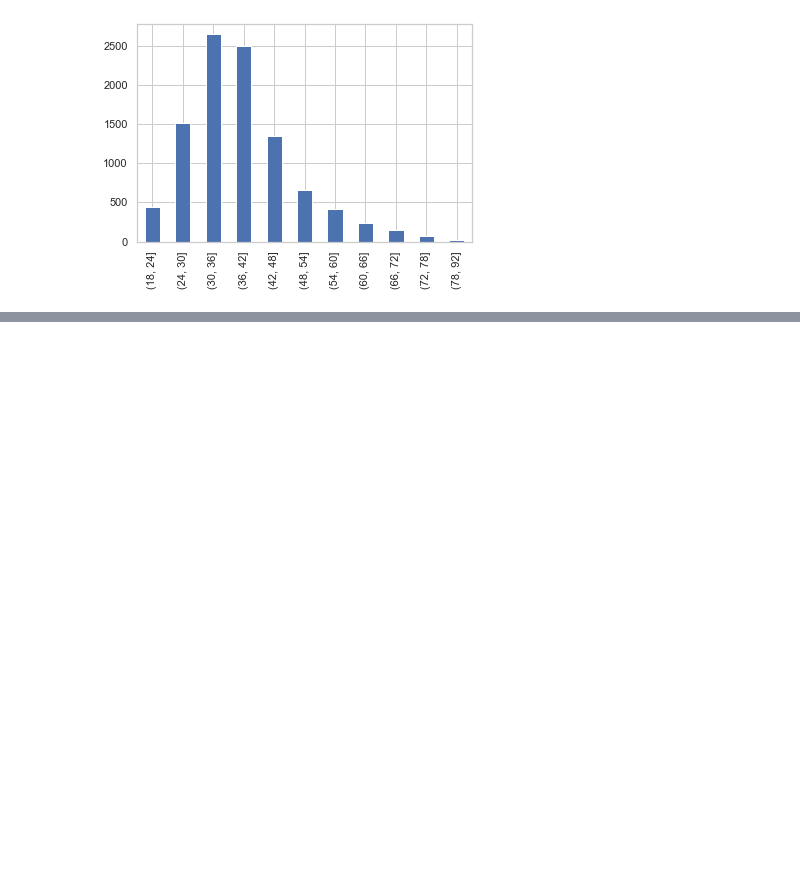
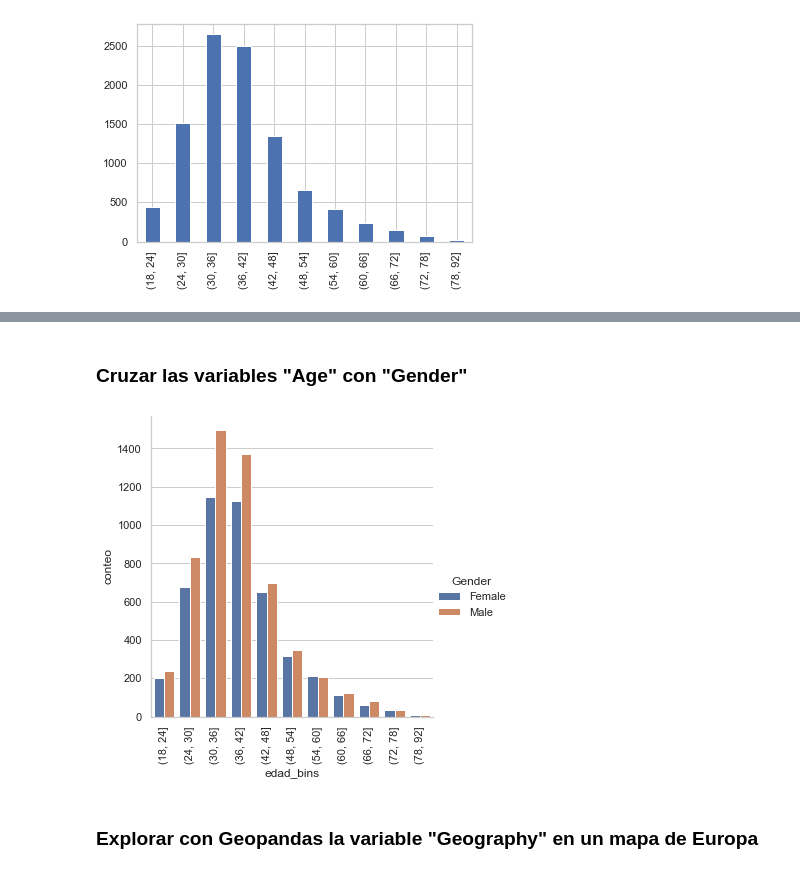
Before and after one commit to abigail-delacruz/AnalyticsMiproyecto, a Jupyter notebook: src/eda.ipynb, the cells around one changed output, grey strips where cells are left out. Saved outputs shown, nothing was run; the diff lists cells and outputs as text; code cells hidden in the pictures; blank space fills up the shorter version.

Commit message:
Eda con exploración de edad ,año ,pais y fuga

```diff
--- a/src/eda.ipynb
+++ b/src/eda.ipynb
@@ -103,0 +124,6 @@ profile.to_file('..\DATA\'Churn_Modelling.csv')
+# %%
+conteo_edad_x_sexo = (df_main[['edad_bins', 'Gender']].dropna() # Seleccion de columna y elimino NaNs
+                      .groupby(['edad_bins', 'Gender']).size() # Agrupo y cuento las obs. por intervalo de edad y sexo
+                      .reset_index() # Convierte a df
+                      .rename({0: 'conteo'}, axis=1)) # Cambia el nombre de "0" a "conteo"
+conteo_edad_x_sexo.head()
@@ -103,0 +137,14 @@ profile.to_file('..\DATA\'Churn_Modelling.csv')
+# %% [markdown]
+### Cruzar las variables "Age" con "Gender"
+# %%
+# Gráfica de barras de cantidad de personas por intervalo de edad en cada género
+g = sns.catplot(
+    data=conteo_edad_x_sexo, kind="bar",
+    x="edad_bins", y="conteo", hue="Gender",
+)
+g.set_xticklabels(rotation=90)
+plt.show()
+# %% [output]
+[figure, added]
+# %% [markdown]
+### Explorar con Geopandas la variable "Geography" en un mapa de Europa
```
Also changed, not shown: parts of 23 cells of this notebook.
